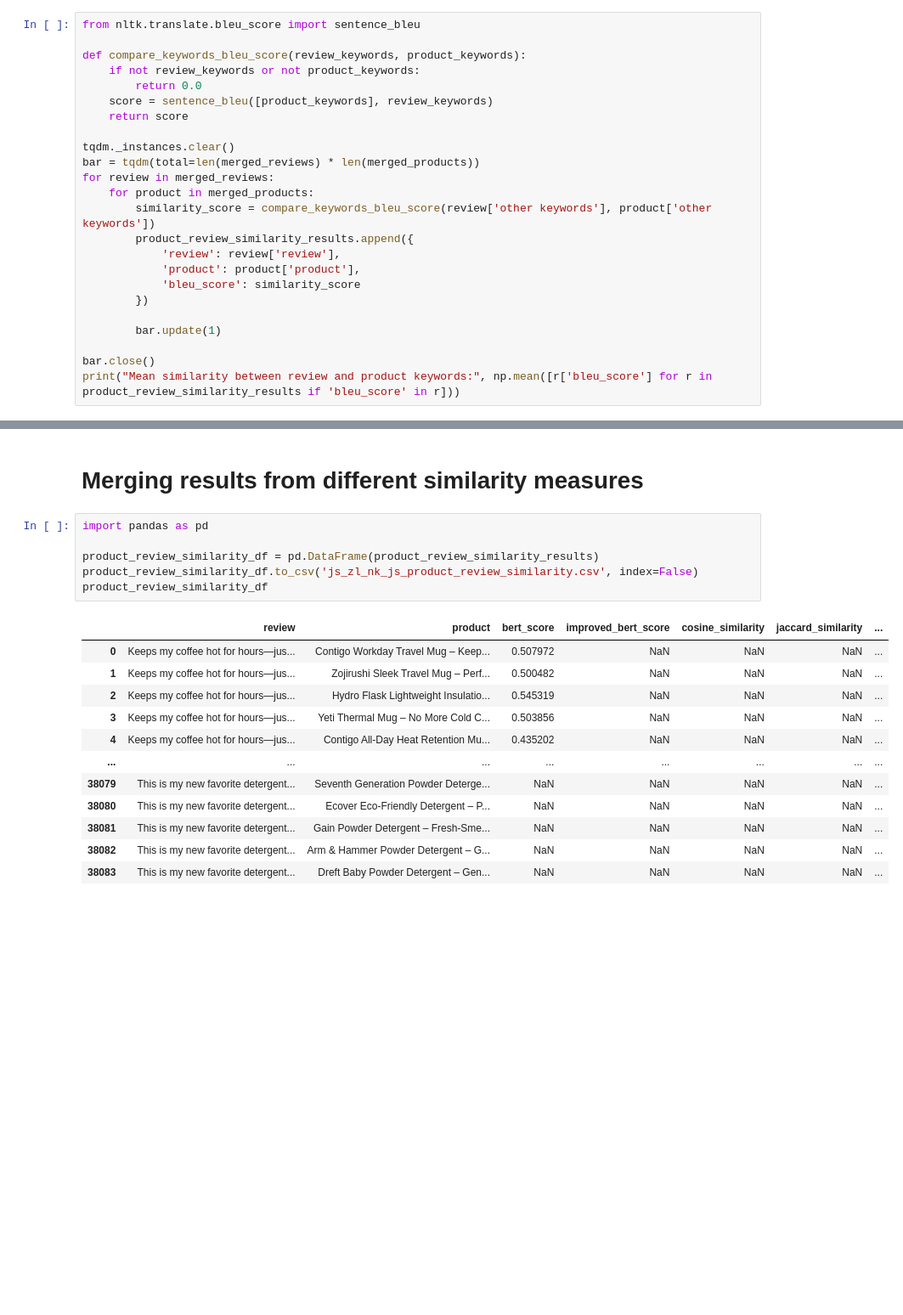
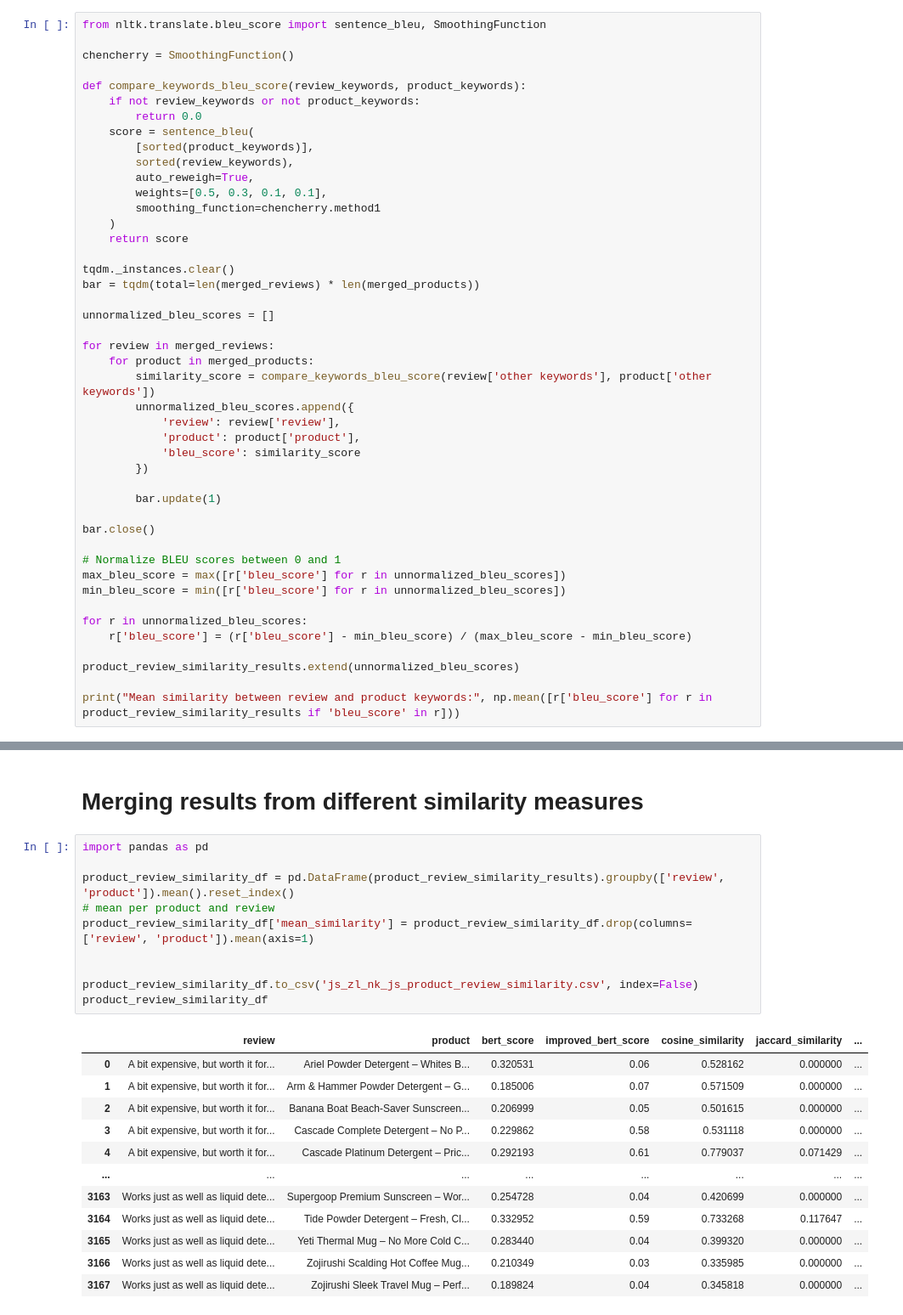
Before and after one commit to grant-TraDA/NLP-2024W, a Jupyter notebook: tutorial-excercises/tutorial 3 - llm/js_zl_nk_jz.ipynb, the cells around one changed output, grey strips where cells are left out. Shown at 85% size. Drawn from its saved outputs; the diff is of its cells as text; blank space fills up the shorter version.

Commit message:
feat: run all similarity checks and find most similar reviews to products

```diff
--- a/tutorial-excercises/tutorial 3 - llm/js_zl_nk_jz.ipynb
+++ b/tutorial-excercises/tutorial 3 - llm/js_zl_nk_jz.ipynb
@@ -909,20 +884,31 @@ Mean similarity between review and product keywords: 0.023836602861224073
 # %% [markdown]
 ## BLEU Score Comparison
 # %%
-from nltk.translate.bleu_score import sentence_bleu
+from nltk.translate.bleu_score import sentence_bleu, SmoothingFunction
+
+chencherry = SmoothingFunction()
 
 def compare_keywords_bleu_score(review_keywords, product_keywords):
     if not review_keywords or not product_keywords:
         return 0.0
-    score = sentence_bleu([product_keywords], review_keywords)
+    score = sentence_bleu(
+        [sorted(product_keywords)],
+        sorted(review_keywords),
+        auto_reweigh=True,
+        weights=[0.5, 0.3, 0.1, 0.1],
+        smoothing_function=chencherry.method1
+    )
     return score
 
 tqdm._instances.clear()
 bar = tqdm(total=len(merged_reviews) * len(merged_products))
+
+unnormalized_bleu_scores = []
+
 for review in merged_reviews:
     for product in merged_products:
         similarity_score = compare_keywords_bleu_score(review['other keywords'], product['other keywords'])
-        product_review_similarity_results.append({
+        unnormalized_bleu_scores.append({
             'review': review['review'],
             'product': product['product'],
             'bleu_score': similarity_score
@@ -931,5 +917,15 @@ for review in merged_reviews:
         bar.update(1)
 
 bar.close()
+
+# Normalize BLEU scores between 0 and 1
+max_bleu_score = max([r['bleu_score'] for r in unnormalized_bleu_scores])
+min_bleu_score = min([r['bleu_score'] for r in unnormalized_bleu_scores])
+
+for r in unnormalized_bleu_scores:
+    r['bleu_score'] = (r['bleu_score'] - min_bleu_score) / (max_bleu_score - min_bleu_score)
+
+product_review_similarity_results.extend(unnormalized_bleu_scores)
+
 print("Mean similarity between review and product keywords:", np.mean([r['bleu_score'] for r in product_review_similarity_results if 'bleu_score' in r]))
 # %% [output]
@@ -1015,19 +996,23 @@ Mean similarity between review and product keywords: 0.028697277894282384
 # %%
 import pandas as pd
 
-product_review_similarity_df = pd.DataFrame(product_review_similarity_results)
+product_review_similarity_df = pd.DataFrame(product_review_similarity_results).groupby(['review', 'product']).mean().reset_index()
+# mean per product and review
+product_review_similarity_df['mean_similarity'] = product_review_similarity_df.drop(columns=['review', 'product']).mean(axis=1)
+
+
 product_review_similarity_df.to_csv('js_zl_nk_js_product_review_similarity.csv', index=False)
 product_review_similarity_df
 # %% [output]
 |  | review | product | bert_score | improved_bert_score | cosine_similarity | jaccard_similarity | ... |
-| 0 | Keeps my coffee hot for hours—jus... | Contigo Workday Travel Mug – Keep... | 0.507972 | NaN | NaN | NaN | ... |
-| 1 | Keeps my coffee hot for hours—jus... | Zojirushi Sleek Travel Mug – Perf... | 0.500482 | NaN | NaN | NaN | ... |
-| 2 | Keeps my coffee hot for hours—jus... | Hydro Flask Lightweight Insulatio... | 0.545319 | NaN | NaN | NaN | ... |
-| 3 | Keeps my coffee hot for hours—jus... | Yeti Thermal Mug – No More Cold C... | 0.503856 | NaN | NaN | NaN | ... |
-| 4 | Keeps my coffee hot for hours—jus... | Contigo All-Day Heat Retention Mu... | 0.435202 | NaN | NaN | NaN | ... |
+| 0 | A bit expensive, but worth it for... | Ariel Powder Detergent – Whites B... | 0.320531 | 0.06 | 0.528162 | 0.000000 | ... |
+| 1 | A bit expensive, but worth it for... | Arm & Hammer Powder Detergent – G... | 0.185006 | 0.07 | 0.571509 | 0.000000 | ... |
+| 2 | A bit expensive, but worth it for... | Banana Boat Beach-Saver Sunscreen... | 0.206999 | 0.05 | 0.501615 | 0.000000 | ... |
+| 3 | A bit expensive, but worth it for... | Cascade Complete Detergent – No P... | 0.229862 | 0.58 | 0.531118 | 0.000000 | ... |
+| 4 | A bit expensive, but worth it for... | Cascade Platinum Detergent – Pric... | 0.292193 | 0.61 | 0.779037 | 0.071429 | ... |
 | ... | ... | ... | ... | ... | ... | ... | ... |
-| 38079 | This is my new favorite detergent... | Seventh Generation Powder Deterge... | NaN | NaN | NaN | NaN | ... |
-| 38080 | This is my new favorite detergent... | Ecover Eco-Friendly Detergent – P... | NaN | NaN | NaN | NaN | ... |
-| 38081 | This is my new favorite detergent... | Gain Powder Detergent – Fresh-Sme... | NaN | NaN | NaN | NaN | ... |
-| 38082 | This is my new favorite detergent... | Arm & Hammer Powder Detergent – G... | NaN | NaN | NaN | NaN | ... |
-| 38083 | This is my new favorite detergent... | Dreft Baby Powder Detergent – Gen... | NaN | NaN | NaN | NaN | ... |
+| 3163 | Works just as well as liquid dete... | Supergoop Premium Sunscreen – Wor... | 0.254728 | 0.04 | 0.420699 | 0.000000 | ... |
+| 3164 | Works just as well as liquid dete... | Tide Powder Detergent – Fresh, Cl... | 0.332952 | 0.59 | 0.733268 | 0.117647 | ... |
+| 3165 | Works just as well as liquid dete... | Yeti Thermal Mug – No More Cold C... | 0.283440 | 0.04 | 0.399320 | 0.000000 | ... |
+| 3166 | Works just as well as liquid dete... | Zojirushi Scalding Hot Coffee Mug... | 0.210349 | 0.03 | 0.335985 | 0.000000 | ... |
+| 3167 | Works just as well as liquid dete... | Zojirushi Sleek Travel Mug – Perf... | 0.189824 | 0.04 | 0.345818 | 0.000000 | ... |
```
Also changed, not shown: parts of 8 cells of this notebook, 1 other file.
